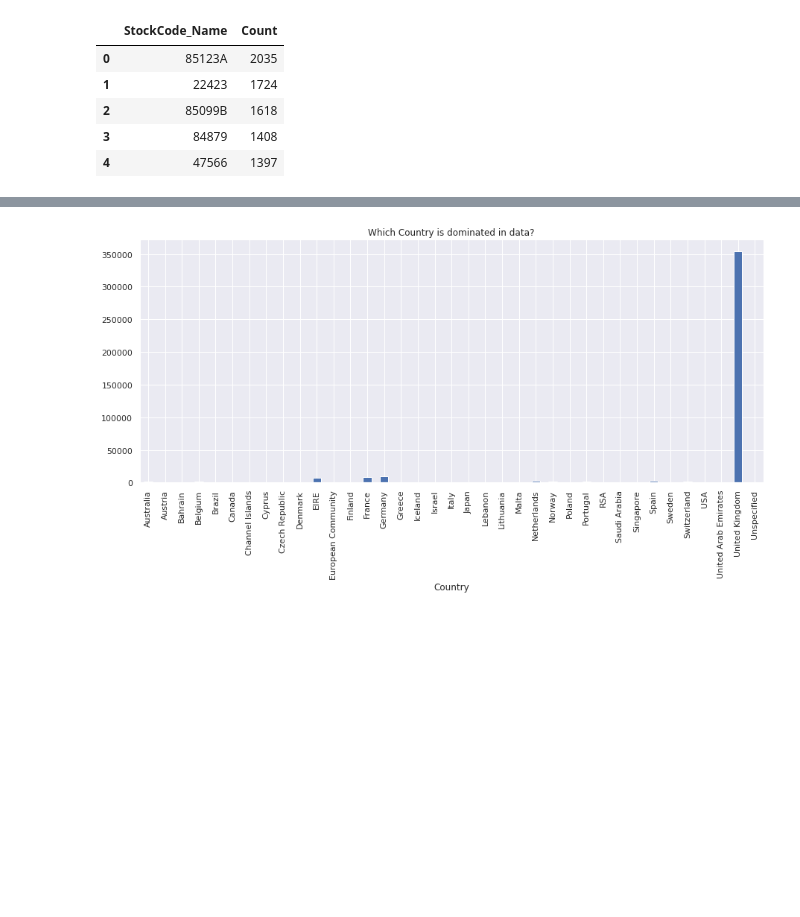
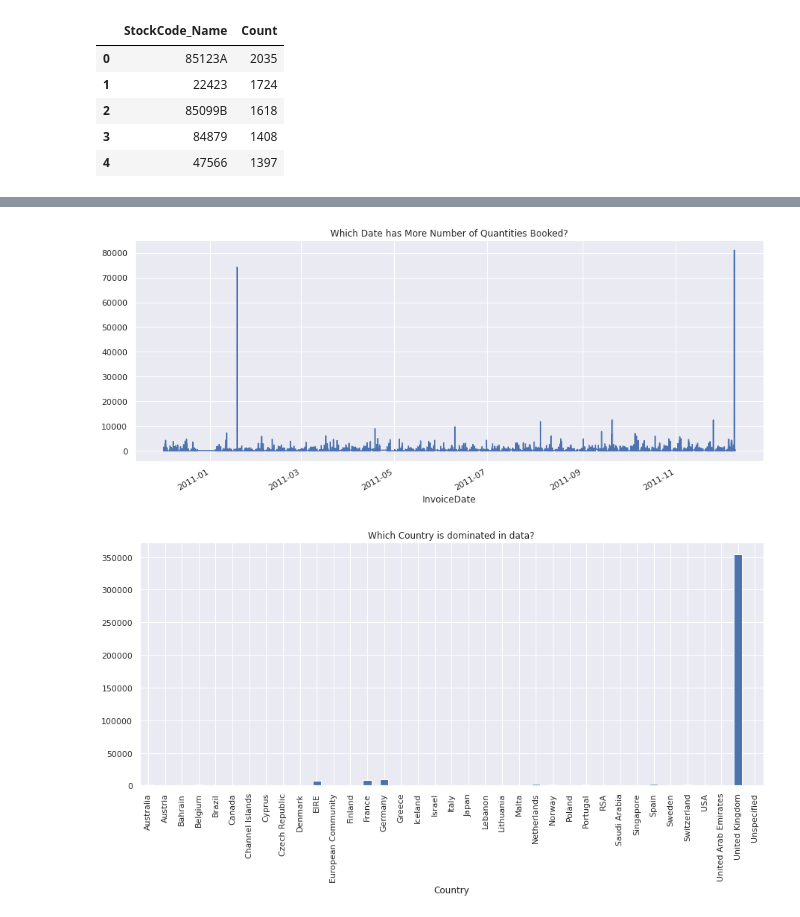
Before and after one commit to choudhurysibani120/customer-segmentation, a Jupyter notebook: Online_Retail_Customer_Segmentation_sibani_choudhury_Capstone_Project.ipynb, the cells around one changed output, grey strips where cells are left out. Drawn from its saved outputs; the diff is of its cells as text; code cells hidden in the pictures; blank space fills up the shorter version.

```diff
--- a/Online_Retail_Customer_Segmentation_sibani_choudhury_Capstone_Project.ipynb
+++ b/Online_Retail_Customer_Segmentation_sibani_choudhury_Capstone_Project.ipynb
@@ -170,3 +166,9 @@ sns.barplot(x='StockCode_Name',y='Count',data=Stkc_rtl_data[:5])
+# %%
+rtl_data.groupby('InvoiceDate')['Quantity'].sum().plot.line(figsize=(15,6))
+plt.title('Which Date has More Number of Quantities Booked?')
+plt.show()
+# %% [output]
+[figure, added]
 # %%
 rtl_data.groupby('Country').count()['CustomerID'].plot.bar(figsize=(15,6))
 plt.title('Which Country is dominated in data?')
```
Also changed, not shown: parts of 14 cells of this notebook.
